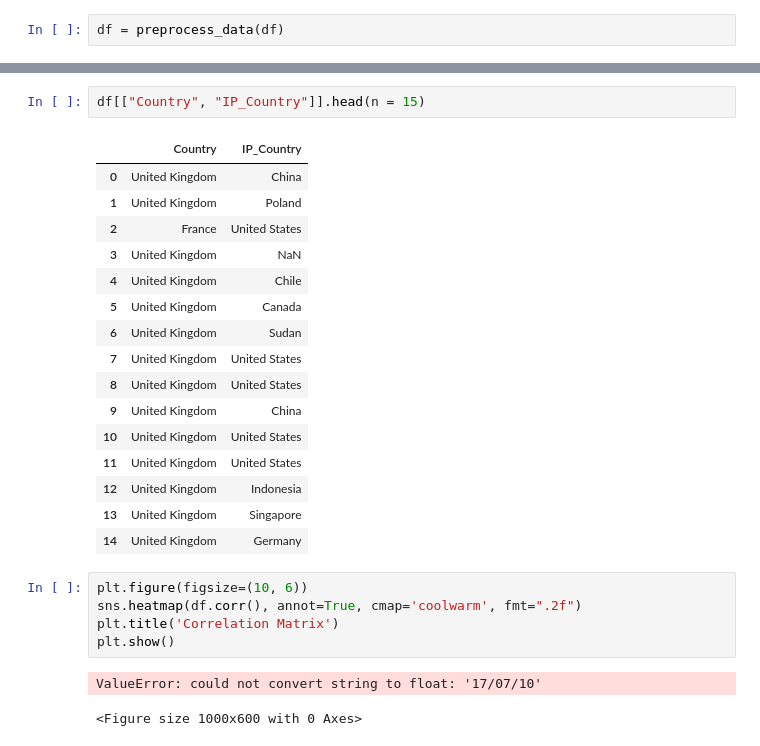
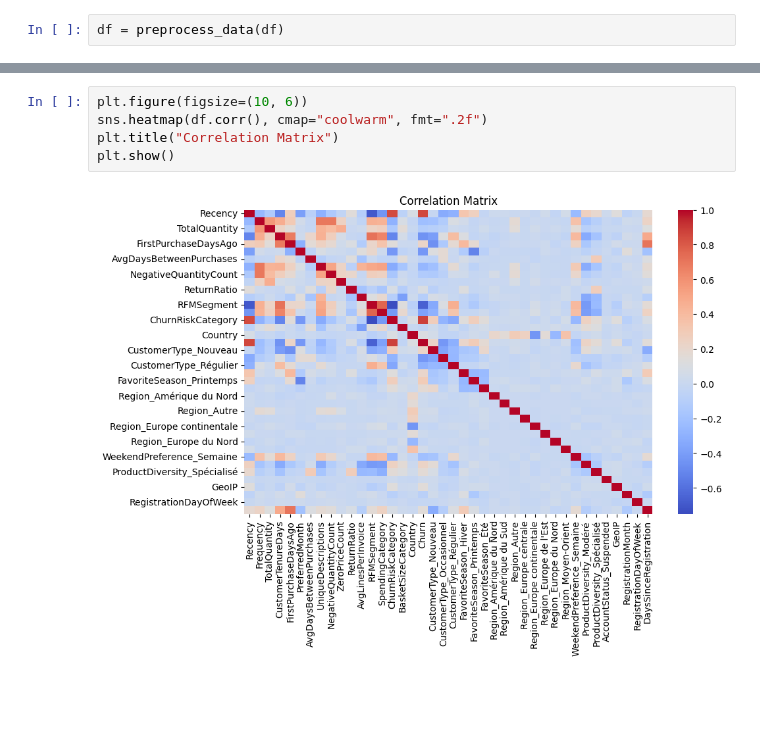
Before and after one commit to HichWaffles/ML-Project, a Jupyter notebook: notebooks/discover.ipynb, the cells around one changed output, grey strips where cells are left out. Saved outputs shown, nothing was run; the diff lists cells and outputs as text; blank space fills up the shorter version.

```diff
--- a/notebooks/discover.ipynb
+++ b/notebooks/discover.ipynb
@@ -100,27 +82,7 @@ IP_Continent: ['Asia' 'Europe' 'North America' nan 'South America' 'Africa' 'Oce
-# %%
-df[["Country", "IP_Country"]].head(n = 15)
-# %% [output]
-|  | Country | IP_Country |
-| 0 | United Kingdom | China |
-| 1 | United Kingdom | Poland |
-| 2 | France | United States |
-| 3 | United Kingdom | NaN |
-| 4 | United Kingdom | Chile |
-| 5 | United Kingdom | Canada |
-| 6 | United Kingdom | Sudan |
-| 7 | United Kingdom | United States |
-| 8 | United Kingdom | United States |
-| 9 | United Kingdom | China |
-| 10 | United Kingdom | United States |
-| 11 | United Kingdom | United States |
-| 12 | United Kingdom | Indonesia |
-| 13 | United Kingdom | Singapore |
-| 14 | United Kingdom | Germany |
 # %%
 plt.figure(figsize=(10, 6))
-sns.heatmap(df.corr(), annot=True, cmap='coolwarm', fmt=".2f")
-plt.title('Correlation Matrix')
+sns.heatmap(df.corr(), cmap="coolwarm", fmt=".2f")
+plt.title("Correlation Matrix")
 plt.show()
 # %% [output]
-ValueError: could not convert string to float: '17/07/10'
-<Figure size 1000x600 with 0 Axes>
+[figure, added]
```
Also changed, not shown: parts of 7 cells of this notebook, 6 other files.
